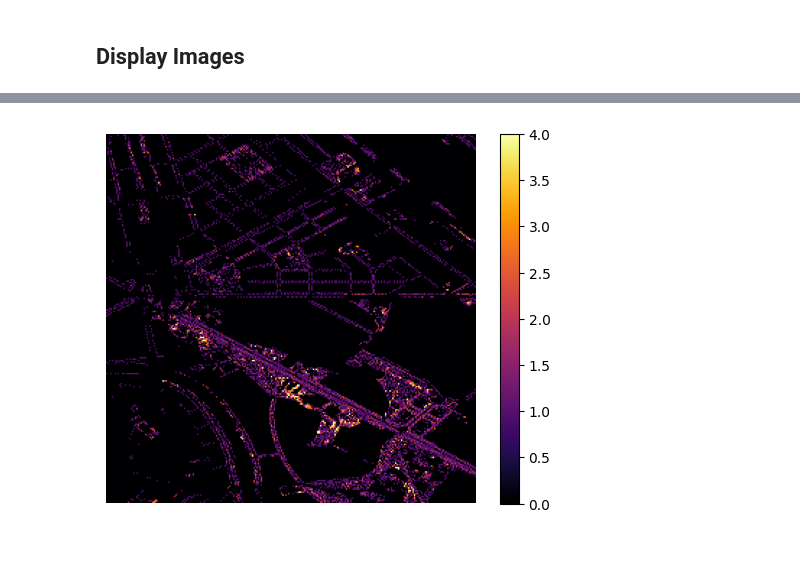
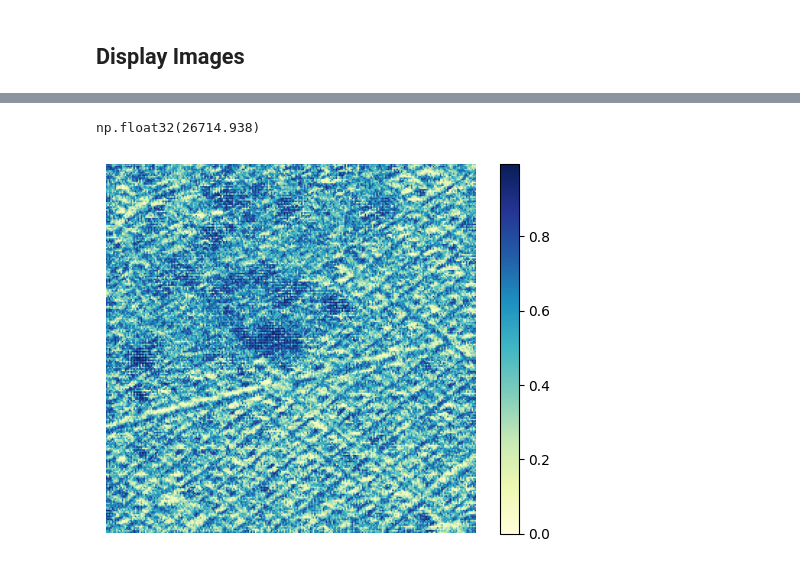
Before and after one commit to nikmaster/wu_dslab_infrared-city, a Jupyter notebook: project/modelT/visualization.ipynb, the cells around one changed output, grey strips where cells are left out. Cells and saved outputs as stored; diff of their text form; code cells hidden in the pictures.

```diff
--- a/project/modelT/visualization.ipynb
+++ b/project/modelT/visualization.ipynb
@@ -5,11 +5,12 @@ import matplotlib.pyplot as plt
 # %% [markdown]
 ## Import Data
 # %%
-base_path = Path.cwd().parents[4] / "ideas-dslab-group1-shared" / "results_test_modelT" / "vienna"
+base_path = Path(r"C:\Users\morit\Documents\A_Uni\Notes\DS5\Tryout\modelT\results_test\barcelona")
 fold = 1
 # %%
 fold_path = base_path / f"Fold_{fold}"
 patches_img = np.load(fold_path / "images.npy")
 patches_pred = np.load(fold_path / "predictions.npy")
 patches_targ = np.load(fold_path / "targets.npy")
+patches_prob = np.load(fold_path / "probabilities.npy")
 # %%
@@ -22,12 +24,18 @@ Targets shape: (412, 1, 256, 256)
 ## Display Images
 # %%
 # select image number (must be smaller then first dim of input arrays)
-img_number = 195
+img_number = 55
+
 # month must be smaller then second dim of image shape)
-month = 0
+month = 1
 # %%
 # getting the right patches and transposing them to get final visualizations
 img = np.transpose(patches_img[img_number][month][:3], (1, 2, 0))
+img_nir = patches_img[img_number][month][4]
 pred = patches_pred[img_number][0]
+patches_pred_bins = np.floor(patches_pred + 0.5)
+pred_bin = patches_pred_bins[img_number][0]
 targ = patches_targ[img_number][0]
+prob = patches_prob[img_number][0]
+count = pred/prob
 # %%
@@ -47,7 +71,12 @@ plt.show()
+# %%
+pred.sum()
+# %% [output]
+np.float32(26714.938)
 # %%
-plt.imshow(targ, cmap='inferno', vmin=0,vmax=4)
+# plot the predicted probability
+plt.imshow(prob, cmap='YlGnBu', vmin=0)
 plt.colorbar()
 plt.axis("off")
 plt.show()
 # %% [output]
-[figure, old version]
+[figure, new version]
```
Also changed, not shown: parts of 8 cells of this notebook, 9 other files.
